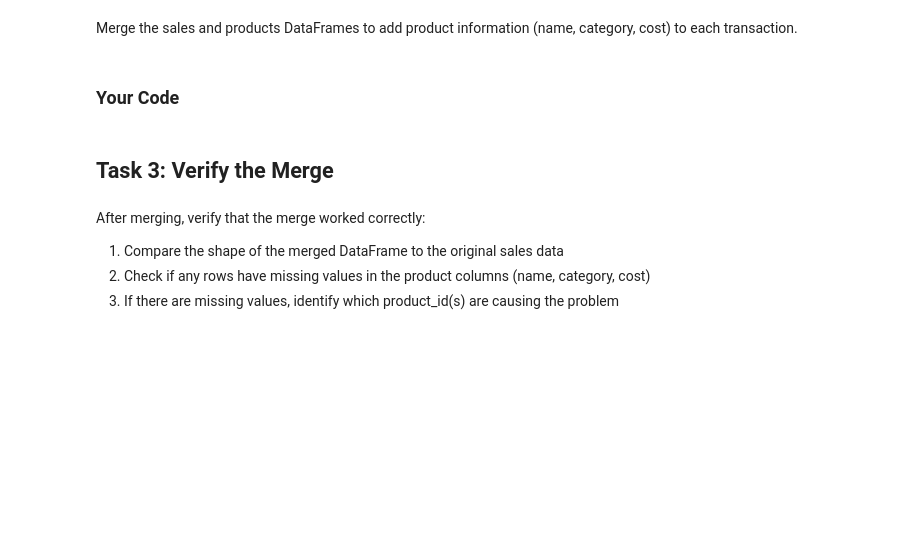
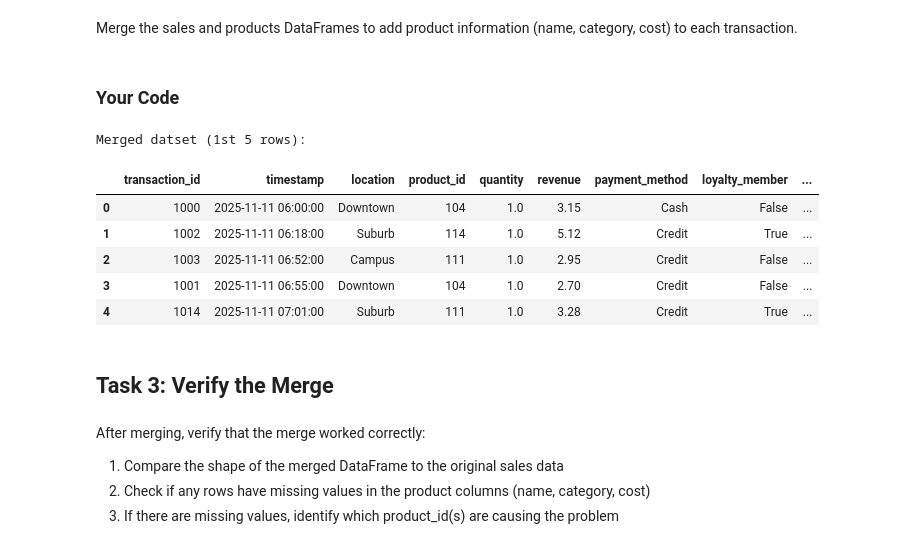
Before and after one commit to roni-AU/py4eda-work_incomplete, a Jupyter notebook: test2b/test_2b.ipynb, the cells around one changed output. Cells and saved outputs as stored; diff of their text form; code cells hidden in the pictures; blank space fills up the shorter version.

```diff
--- a/test2b/test_2b.ipynb
+++ b/test2b/test_2b.ipynb
@@ -119,6 +193,17 @@ Merge the sales and products DataFrames to add product information (name, catego
 ### Your Code
 # %%
 # Task 2: use pd.merge() with appropriate join type
+merged = pd.merge(sales, products, on='product_id', how='left')
+print('Merged datset (1st 5 rows):\n')
+merged.head()
+# %% [output]
+Merged datset (1st 5 rows):
+|  | transaction_id | timestamp | location | product_id | quantity | revenue | payment_method | loyalty_member | ... |
+| 0 | 1000 | 2025-11-11 06:00:00 | Downtown | 104 | 1.0 | 3.15 | Cash | False | ... |
+| 1 | 1002 | 2025-11-11 06:18:00 | Suburb | 114 | 1.0 | 5.12 | Credit | True | ... |
+| 2 | 1003 | 2025-11-11 06:52:00 | Campus | 111 | 1.0 | 2.95 | Credit | False | ... |
+| 3 | 1001 | 2025-11-11 06:55:00 | Downtown | 104 | 1.0 | 2.70 | Credit | False | ... |
+| 4 | 1014 | 2025-11-11 07:01:00 | Suburb | 111 | 1.0 | 3.28 | Credit | True | ... |
 # %% [markdown]
 ## Task 3: Verify the Merge
 # %% [markdown]
```
Also changed, not shown: parts of 11 cells of this notebook.
